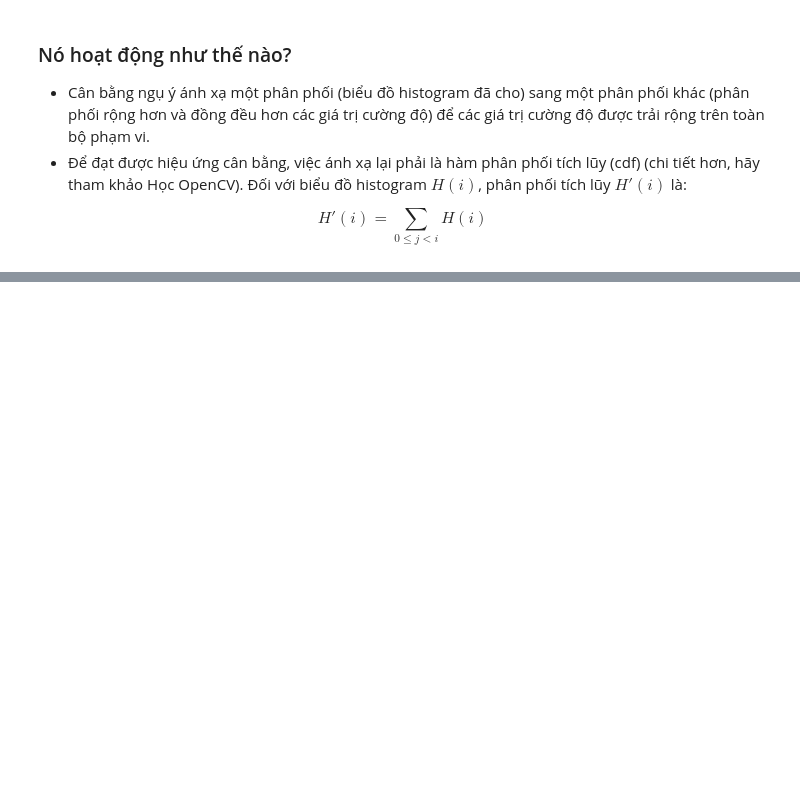
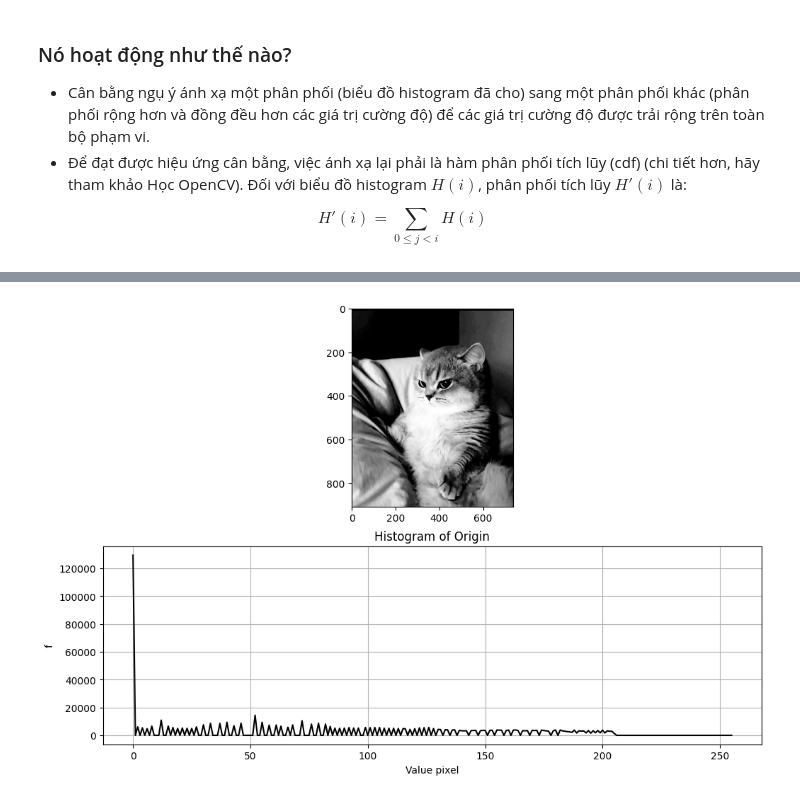
Before and after one commit to DongNQ225284/ComputerVision, a Jupyter notebook: opencv/2208.histograms.ipynb, the cells around one changed output, grey strips where cells are left out. Cells and saved outputs as stored; diff of their text form; code cells hidden in the pictures; blank space fills up the shorter version.

```diff
--- a/opencv/2208.histograms.ipynb
+++ b/opencv/2208.histograms.ipynb
@@ -124,0 +118,10 @@ plt.show()
+# %%
+matrix = np.ones(dst.shape, dtype="uint8") * 50
+img    = np.uint8(cv2.subtract(dst, matrix))
+hist   = cv2.calcHist([img], [0], None, [256], [0, 256])
+
+plt.figure(figsize=[12, 8])
+plt.subplot(211); plt.imshow(img, cmap="gray")
+plt.subplot(212); plt.plot(hist, color='black'); plt.title("Histogram of Origin"); plt.xlabel("Value pixel"); plt.ylabel("f"); plt.grid(True)
+# %% [output]
+[figure, added]
```
Also changed, not shown: parts of 1 cell of this notebook, 1 other file.
